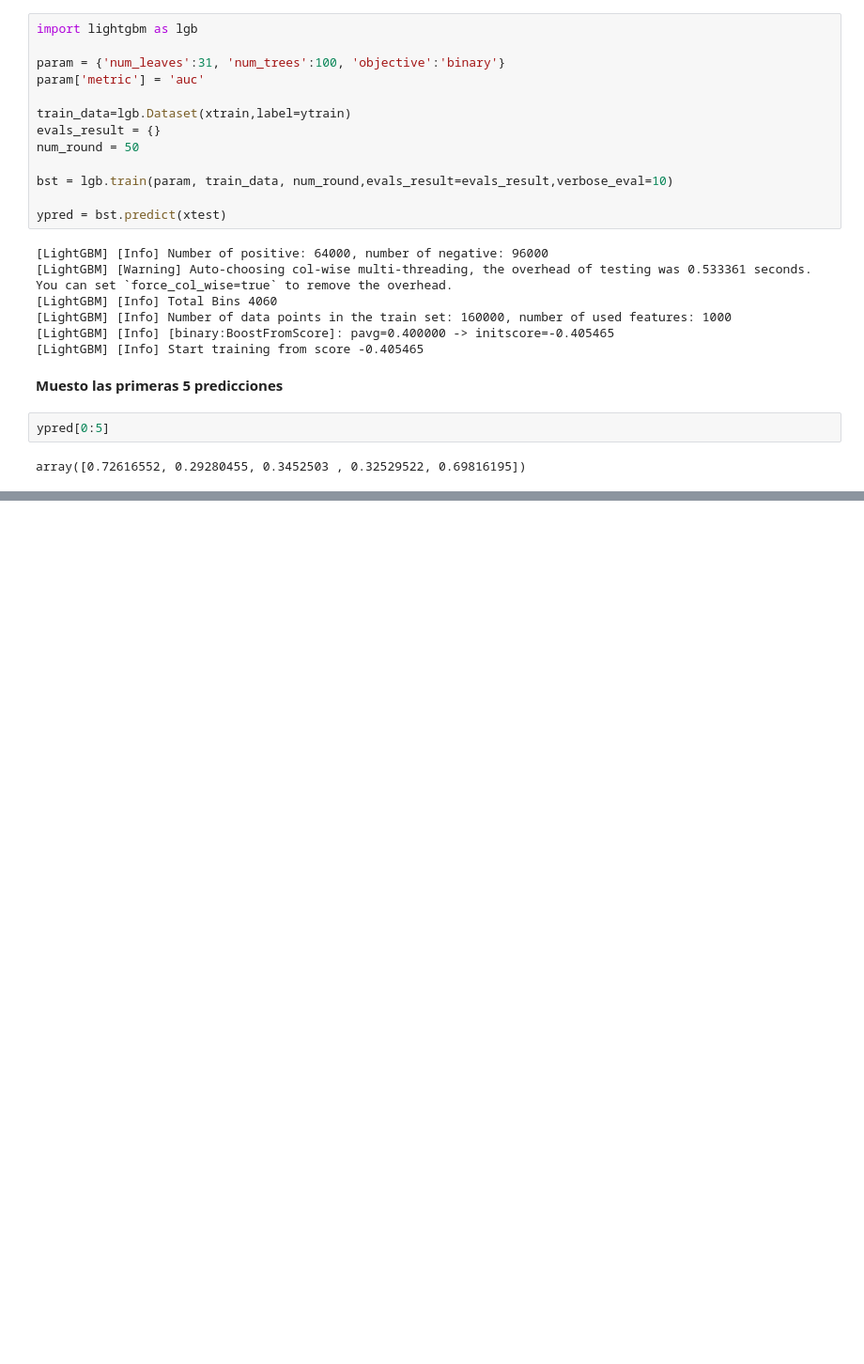
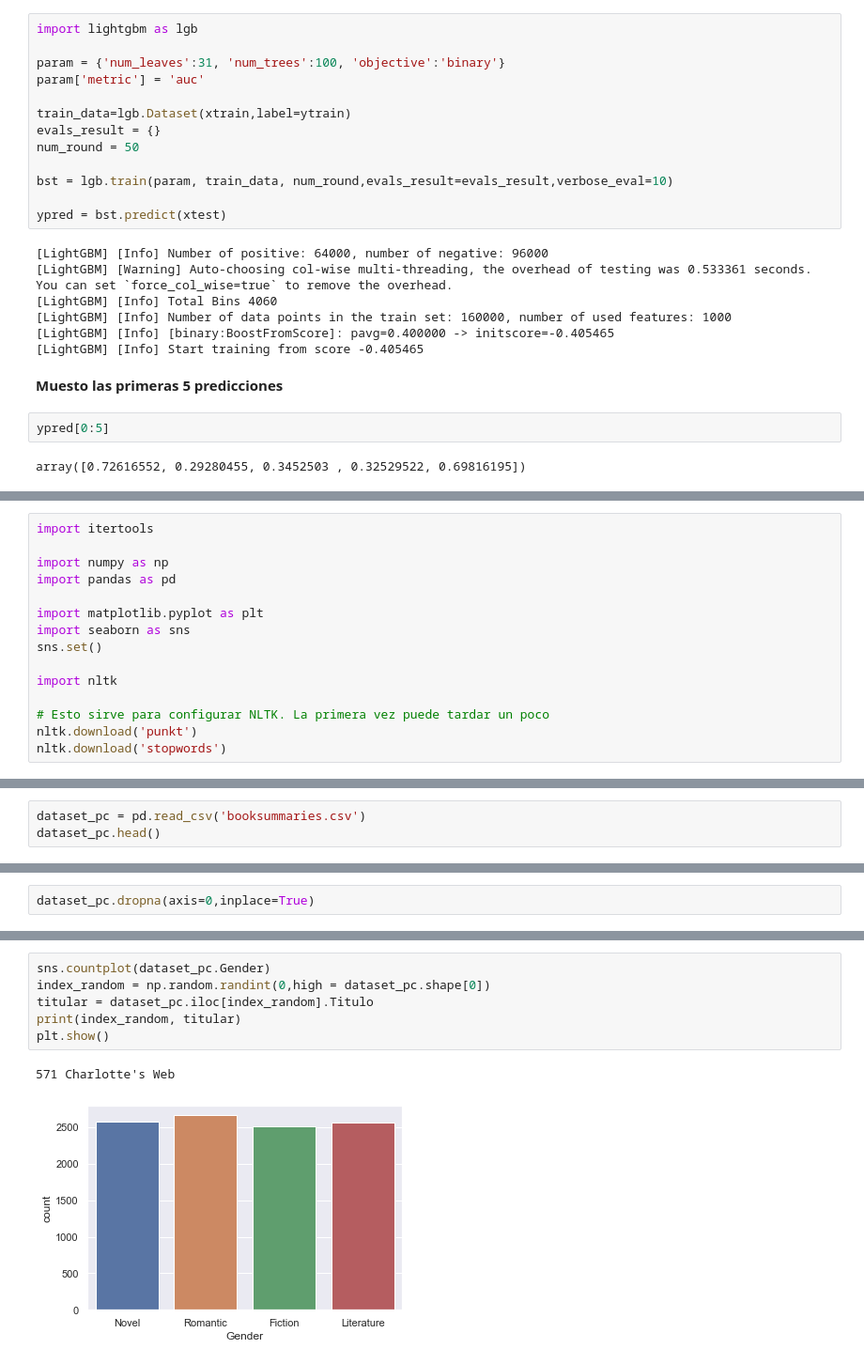
Before and after one commit to ldibello/proyecto_Final_LDB, a Jupyter notebook: DS_Proyecto_FINAL_NLP_DI_BELLO.ipynb, the cells around one changed output, grey strips where cells are left out. Shown: that part at 94% size. Saved outputs shown, nothing was run; the diff lists cells and outputs as text; blank space fills up the shorter version.

```diff
--- a/DS_Proyecto_FINAL_NLP_DI_BELLO.ipynb
+++ b/DS_Proyecto_FINAL_NLP_DI_BELLO.ipynb
@@ -519,0 +522,15 @@ array([0.72616552, 0.29280455, 0.3452503 , 0.32529522, 0.69816195])
+# %%
+import itertools
+
+import numpy as np
+import pandas as pd
+
+import matplotlib.pyplot as plt
+import seaborn as sns
+sns.set()
+
+import nltk
+
+# Esto sirve para configurar NLTK. La primera vez puede tardar un poco
+nltk.download('punkt')
+nltk.download('stopwords')
@@ -519,0 +547,3 @@ array([0.72616552, 0.29280455, 0.3452503 , 0.32529522, 0.69816195])
+# %%
+dataset_pc = pd.read_csv('booksummaries.csv')
+dataset_pc.head()
@@ -519,0 +563,2 @@ array([0.72616552, 0.29280455, 0.3452503 , 0.32529522, 0.69816195])
+# %%
+dataset_pc.dropna(axis=0,inplace=True)
@@ -519,0 +578,9 @@ array([0.72616552, 0.29280455, 0.3452503 , 0.32529522, 0.69816195])
+# %%
+sns.countplot(dataset_pc.Gender)
+index_random = np.random.randint(0,high = dataset_pc.shape[0])
+titular = dataset_pc.iloc[index_random].Titulo
+print(index_random, titular)
+plt.show()
+# %% [output]
+571 Charlotte's Web
+[figure, added]
```
Also changed, not shown: parts of 38 cells of this notebook.
